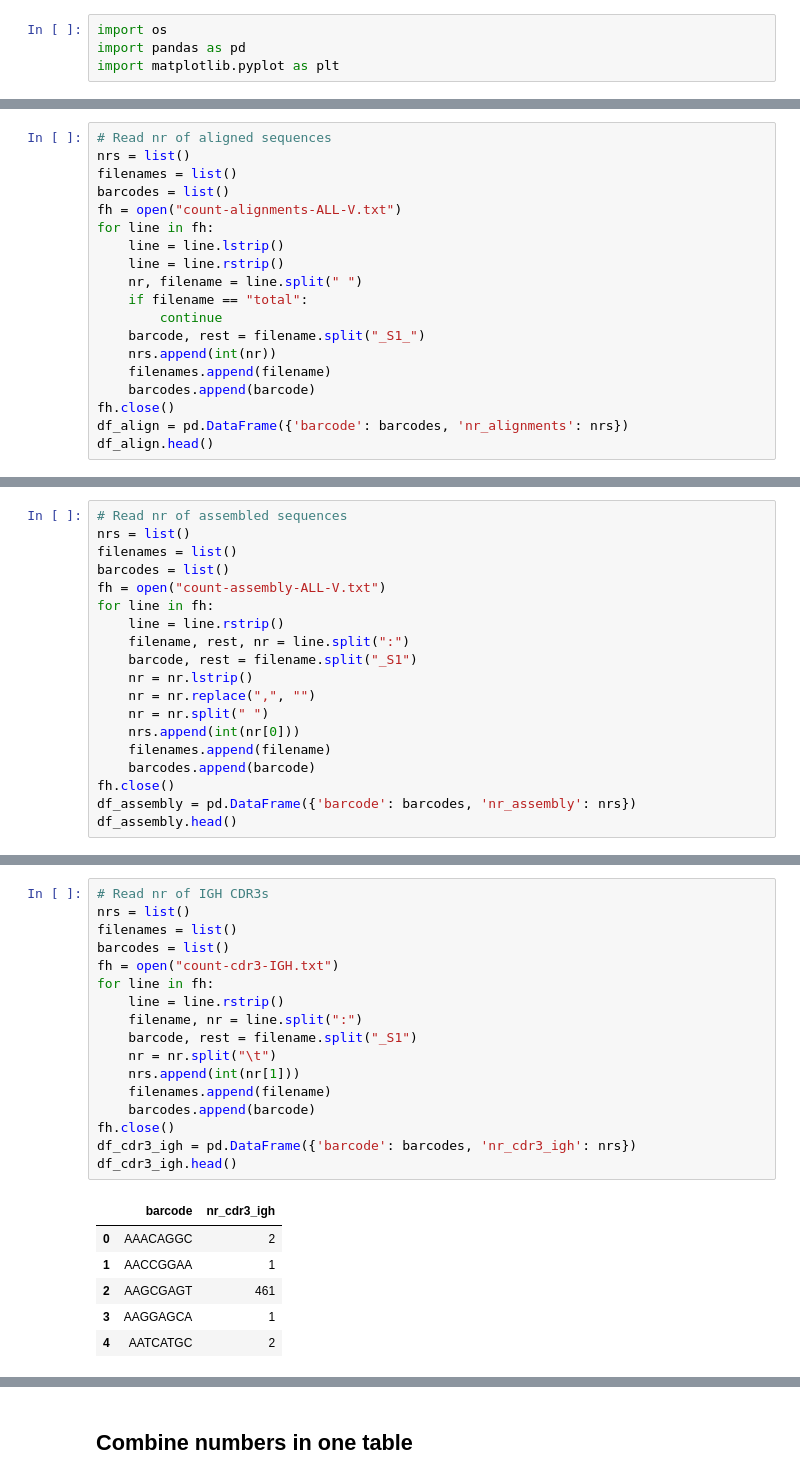
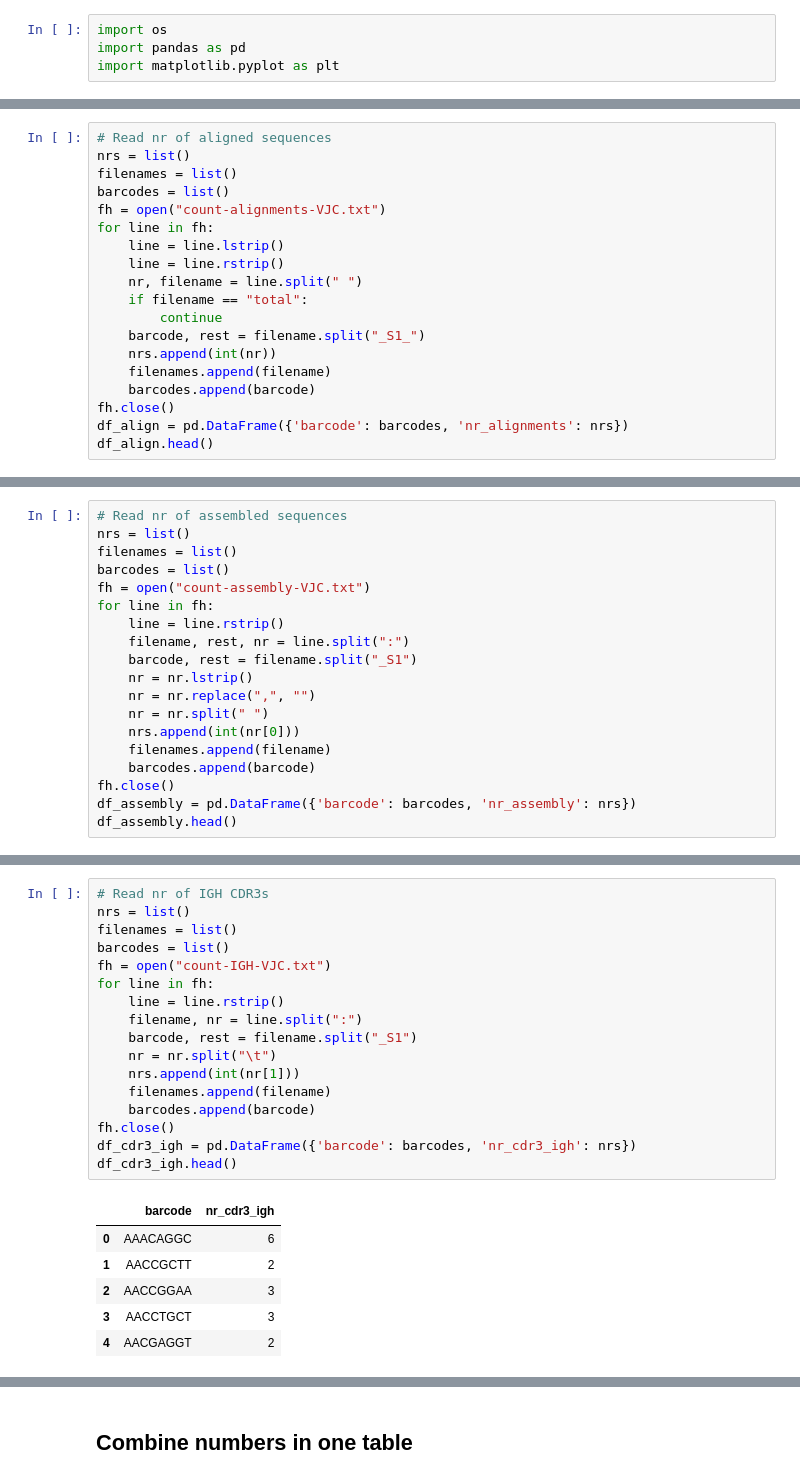
Before and after one commit to EDS-Bioinformatics-Laboratory/reseda, a Jupyter notebook: ReportVASAseq.ipynb, the cells around one changed output, grey strips where cells are left out. Drawn from its saved outputs; the diff is of its cells as text.

```diff
--- a/ReportVASAseq.ipynb
+++ b/ReportVASAseq.ipynb
@@ -14,7 +17,7 @@ import matplotlib.pyplot as plt
 nrs = list()
 filenames = list()
 barcodes = list()
-fh = open("count-alignments-ALL-V.txt")
+fh = open("count-alignments-VJC.txt")
 for line in fh:
     line = line.lstrip()
     line = line.rstrip()
@@ -40,7 +43,7 @@ df_align.head()
 nrs = list()
 filenames = list()
 barcodes = list()
-fh = open("count-assembly-ALL-V.txt")
+fh = open("count-assembly-VJC.txt")
 for line in fh:
     line = line.rstrip()
     filename, rest, nr = line.split(":")
@@ -64,27 +67,27 @@ df_assembly.head()
 # %%
 # Read nr of IGH CDR3s
 nrs = list()
 filenames = list()
 barcodes = list()
-fh = open("count-cdr3-IGH.txt")
+fh = open("count-IGH-VJC.txt")
 for line in fh:
     line = line.rstrip()
     filename, nr = line.split(":")
     barcode, rest = filename.split("_S1")
     nr = nr.split("\t")
     nrs.append(int(nr[1]))
     filenames.append(filename)
     barcodes.append(barcode)
 fh.close()
 df_cdr3_igh = pd.DataFrame({'barcode': barcodes, 'nr_cdr3_igh': nrs})
 df_cdr3_igh.head()
 # %% [output]
 |  | barcode | nr_cdr3_igh |
-| 0 | AAACAGGC | 2 |
-| 1 | AACCGGAA | 1 |
-| 2 | AAGCGAGT | 461 |
-| 3 | AAGGAGCA | 1 |
-| 4 | AATCATGC | 2 |
+| 0 | AAACAGGC | 6 |
+| 1 | AACCGCTT | 2 |
+| 2 | AACCGGAA | 3 |
+| 3 | AACCTGCT | 3 |
+| 4 | AACGAGGT | 2 |
 # %%
 # Read nr of TRB CDR3s
 nrs = list()
```
Also changed, not shown: parts of 11 cells of this notebook.
